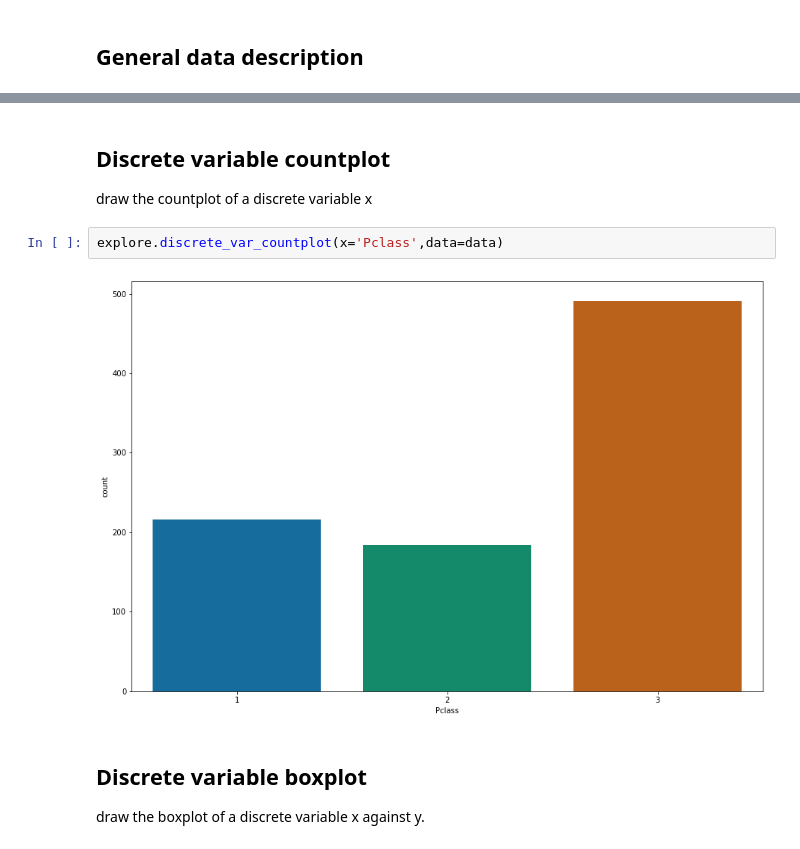
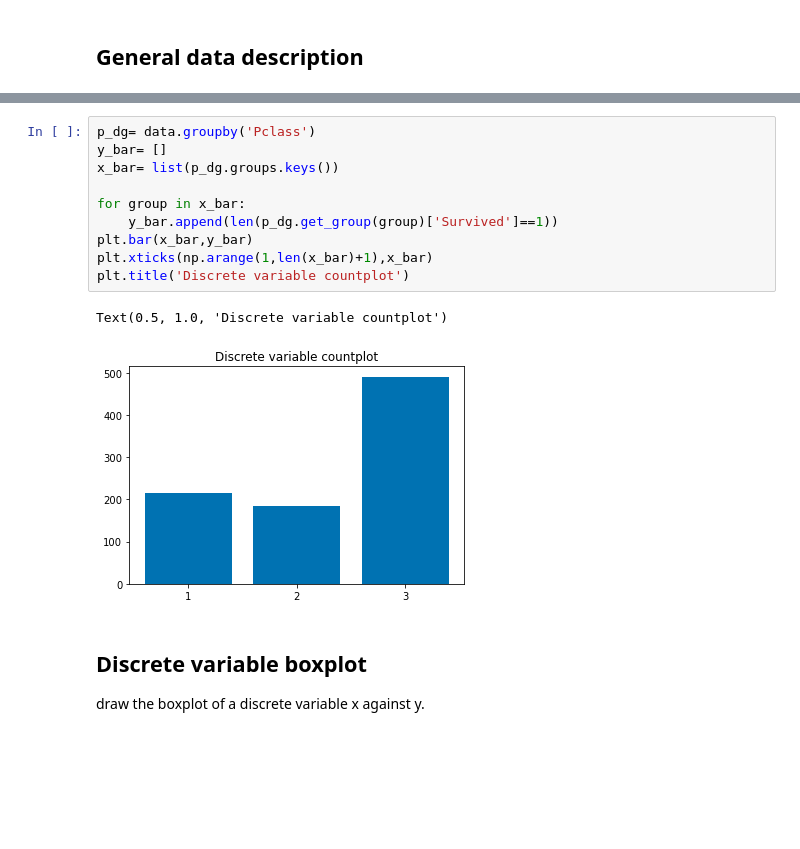
Before and after one commit to mohitnagarkotibca/Data-Visualization-projects, a Jupyter notebook: Feature Engineering with multiple datasets/1___Demo_Data_Explore.ipynb, the cells around one changed output, grey strips where cells are left out. Cells and saved outputs as stored; diff of their text form; blank space fills up the shorter version.

```diff
--- a/Feature Engineering with multiple datasets/1___Demo_Data_Explore.ipynb
+++ b/Feature Engineering with multiple datasets/1___Demo_Data_Explore.ipynb
@@ -63,10 +59,16 @@ explore.discrete_var_barplot(x='Pclass',y='Survived',data=data)
-# %% [markdown]
-## Discrete variable countplot
-draw the countplot of a discrete variable x
-# %%
-explore.discrete_var_countplot(x='Pclass',data=data)
-# %% [output]
-[figure, removed]
+# %%
+p_dg= data.groupby('Pclass')
+y_bar= []
+x_bar= list(p_dg.groups.keys())
+
+for group in x_bar:
+    y_bar.append(len(p_dg.get_group(group)['Survived']==1))
+plt.bar(x_bar,y_bar)
+plt.xticks(np.arange(1,len(x_bar)+1),x_bar)
+plt.title('Discrete variable countplot')
+# %% [output]
+Text(0.5, 1.0, 'Discrete variable countplot')
+[figure, added]
 # %% [markdown]
 ## Discrete variable boxplot
 draw the boxplot of a discrete variable x against y.
```
Also changed, not shown: parts of 17 cells of this notebook, 1 other file.
